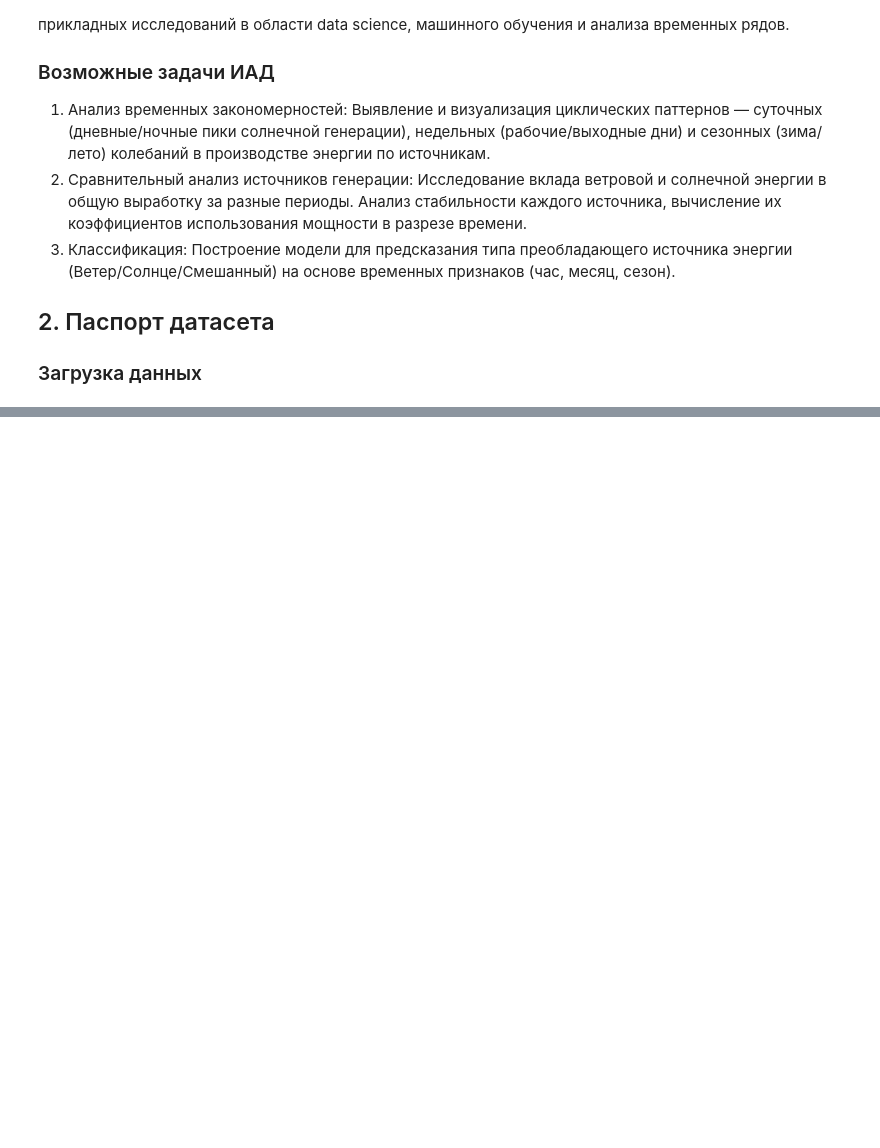
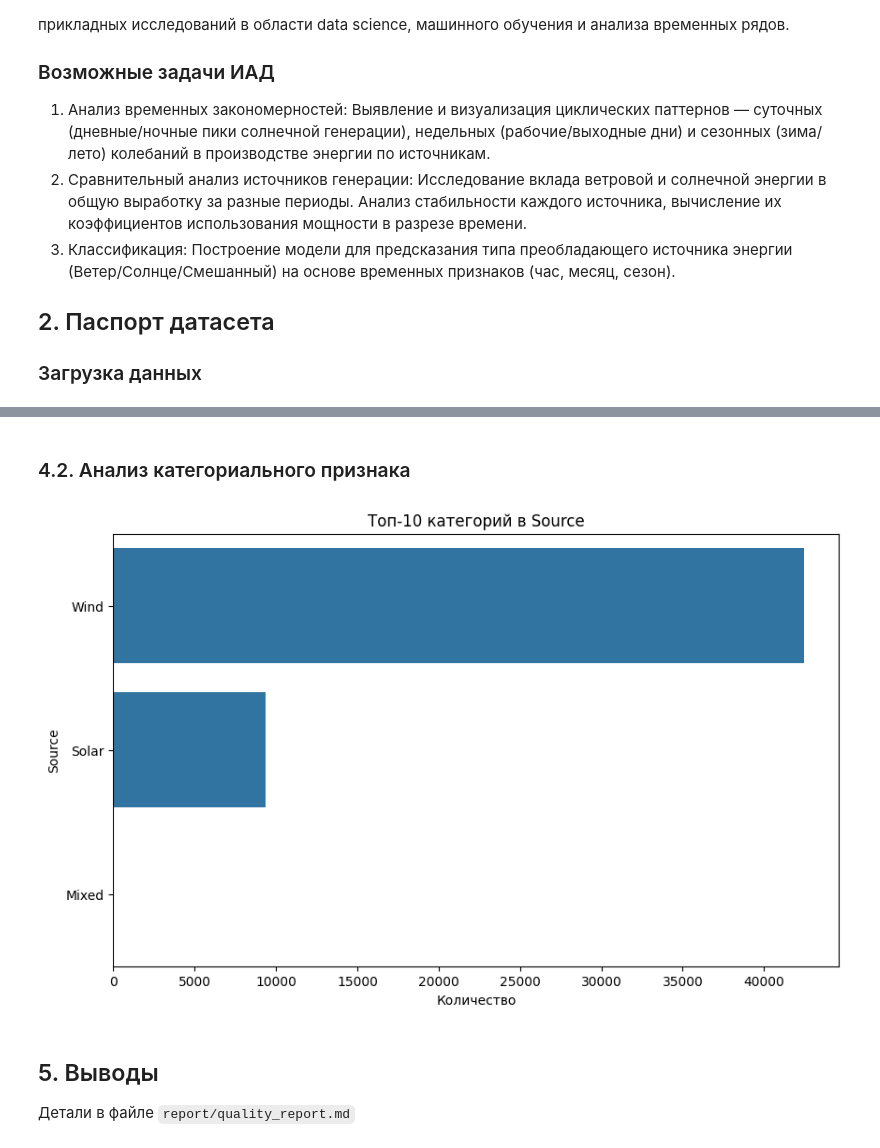
Before and after one commit to Ke1ayn/lab1, a Jupyter notebook: notebooks/01_data_understanding.ipynb, the cells around one changed output, grey strips where cells are left out. Drawn from its saved outputs; the diff is of its cells as text; code cells hidden in the pictures; blank space fills up the shorter version.

```diff
--- a/notebooks/01_data_understanding.ipynb
+++ b/notebooks/01_data_understanding.ipynb
@@ -37,0 +142,16 @@ df.head()
+# %% [markdown]
+### 4.2. Анализ категориального признака
+# %%
+cat_col = 'Source'
+
+plt.figure(figsize=(10, 6))
+top_categories = df[cat_col].value_counts().head(10)
+sns.barplot(x=top_categories.values, y=top_categories.index)
+plt.title(f'Топ-10 категорий в {cat_col}')
+plt.xlabel('Количество')
+plt.show()
+# %% [output]
+[figure, added]
+# %% [markdown]
+## 5. Выводы
+Детали в файле `report/quality_report.md`
```
Also changed, not shown: parts of 11 cells of this notebook, 1 other file.
